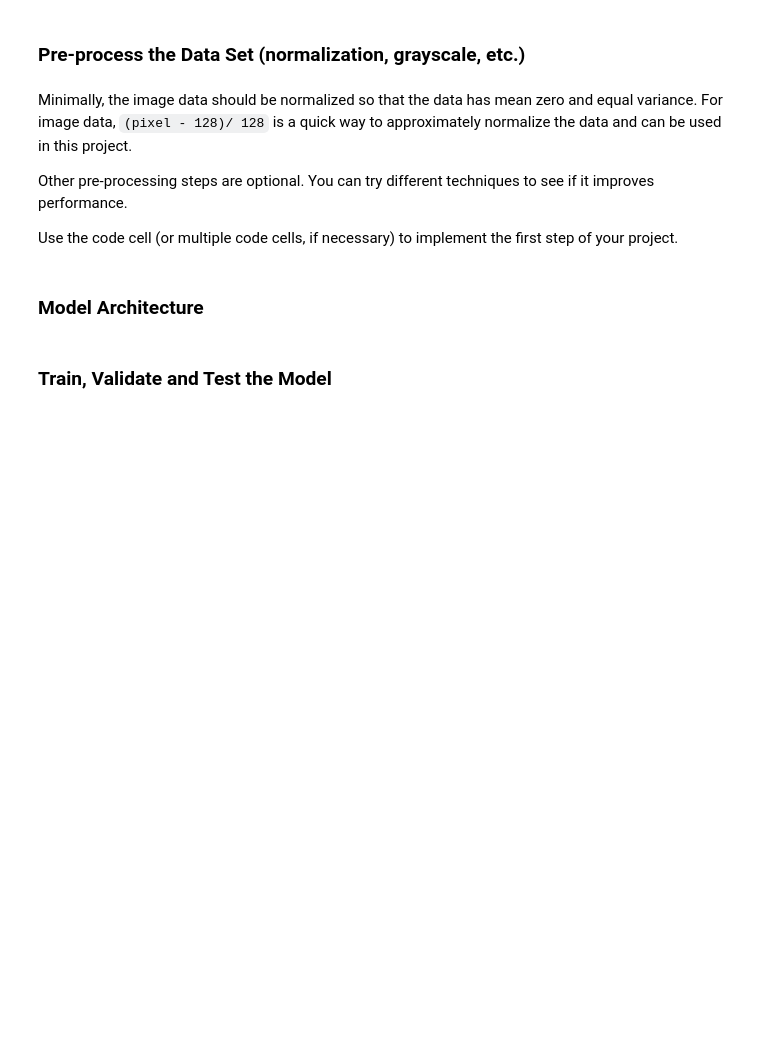
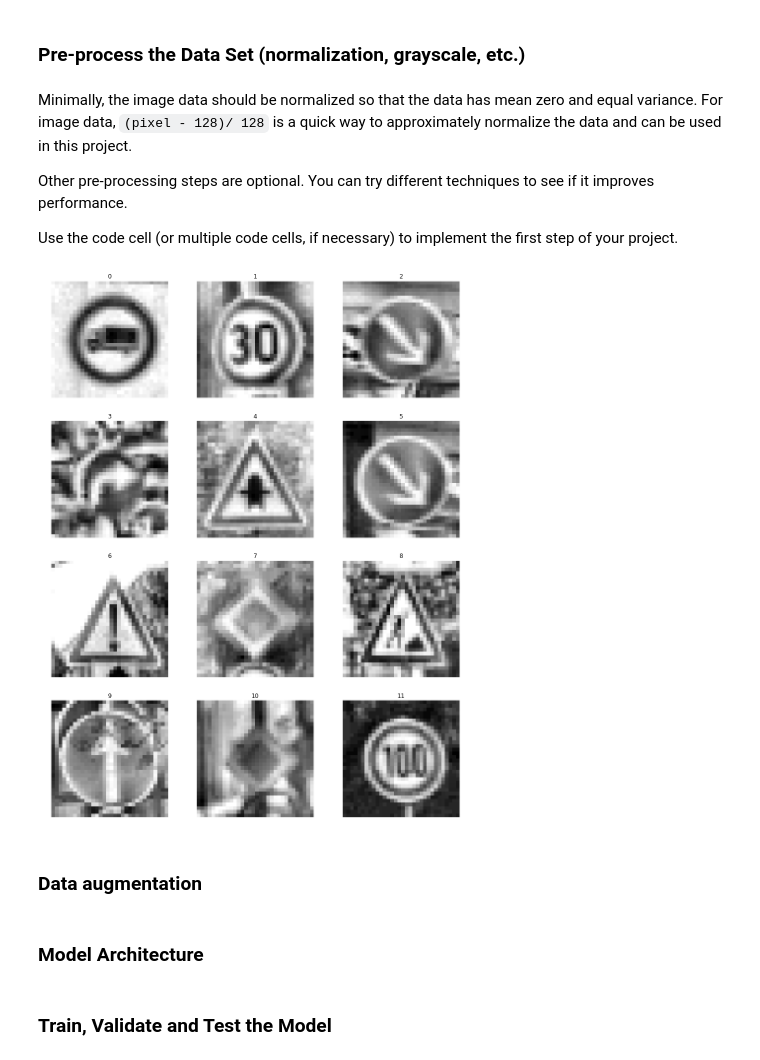
Before and after one commit to BusAI-Self-Driving-Car/carnd-traffic-sign-classifier, a Jupyter notebook: Traffic_Sign_Classifier.ipynb, the cells around one changed output. Drawn from its saved outputs; the diff is of its cells as text; code cells hidden in the pictures; blank space fills up the shorter version.

Commit message:
addin preprocess image

```diff
--- a/Traffic_Sign_Classifier.ipynb
+++ b/Traffic_Sign_Classifier.ipynb
@@ -228,0 +206,66 @@ def process_image(img):
+# %%
+### Preprocess the data here. It is required to normalize the data. Other preprocessing steps could include
+### converting to grayscale, etc.
+### Feel free to use as many code cells as needed.
+
+import cv2
+
+def grayscale(img):
+    """Applies the Grayscale transform
+    This will return an image with only one color channel
+    but NOTE: to see the returned image as grayscale
+    you should call plt.imshow(gray, cmap='gray')"""
+    shape = img.shape
+    img = cv2.cvtColor(img, cv2.COLOR_BGR2GRAY)
+    img = img.reshape((shape[0],shape[1],1))
+    return img
+
+def applyCLAHE(img):
+    """
+    Apply local contrast maximization to a single channel uint8 image
+    """
+    clahe = cv2.createCLAHE(clipLimit=4.0, tileGridSize=(4,4))
+    img_clahe = clahe.apply(img)
+    return img_clahe
+
+def normalize_grayscale(img):
+    """
+    Normalize the image data with Min-Max scaling to a range of [0.1, 0.9]
+    :param image_data: The image data to be normalized
+    :return: Normalized image data
+    """
+    # ToDo: Implement Min-Max scaling for greyscale image data
+    a = 0.1;b = 0.9; Xmin = 0.0;Xmax = 255.0;
+    X = img;
+    Xp = a + (X-Xmin)*(b-a)/(Xmax-Xmin)
+    return Xp
+
+# this function will be used to preprocess all images
+def preprocess_images(images):
+    shape = images.shape
+    out_img_shape=(shape[1],shape[2],1)
+    batch = np.zeros((shape[0],shape[1],shape[2],1))
+
+    for i in range(len(images)):
+        img = images[i,:]
+        img = grayscale(img)
+        img = applyCLAHE(img).reshape(out_img_shape)
+        img = normalize_grayscale(img)
+        batch[i] = img
+    return batch
+
+# plot a few to see the result
+images = preprocess_images(X_test[0:12])
+
+plt.figure(figsize=(15, 20))
+
+for i in range(0, 12):
+    plt.subplot(4, 3, i+1)
+    plt.imshow(images[i].squeeze(), cmap='gray') #draw the first image of each class
+    plt.title(i)
+    plt.axis('off')
+plt.show()
+# %% [output]
+[figure, added]
+# %% [markdown]
+### Data augmentation
```
Also changed, not shown: parts of 5 cells of this notebook.
